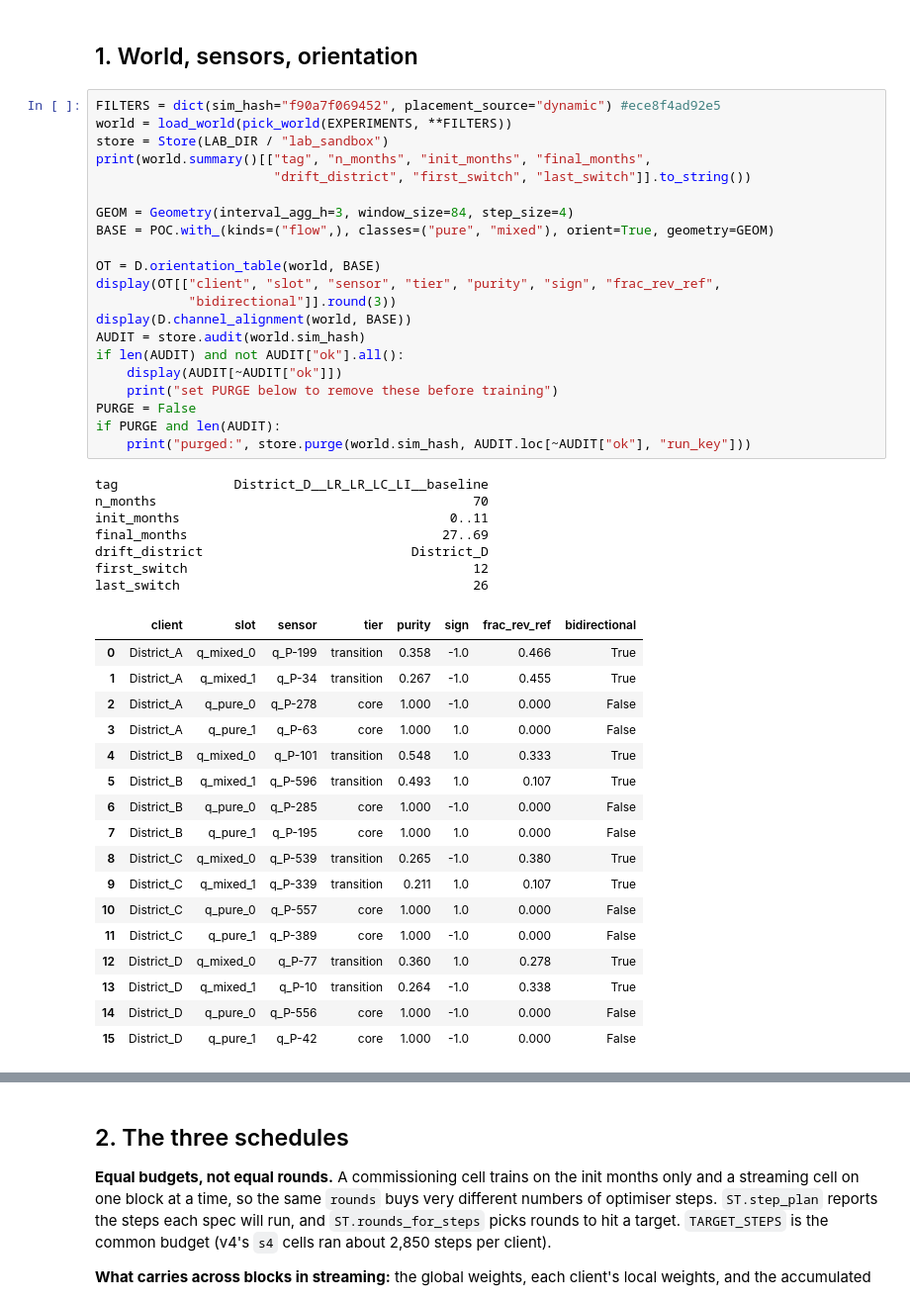
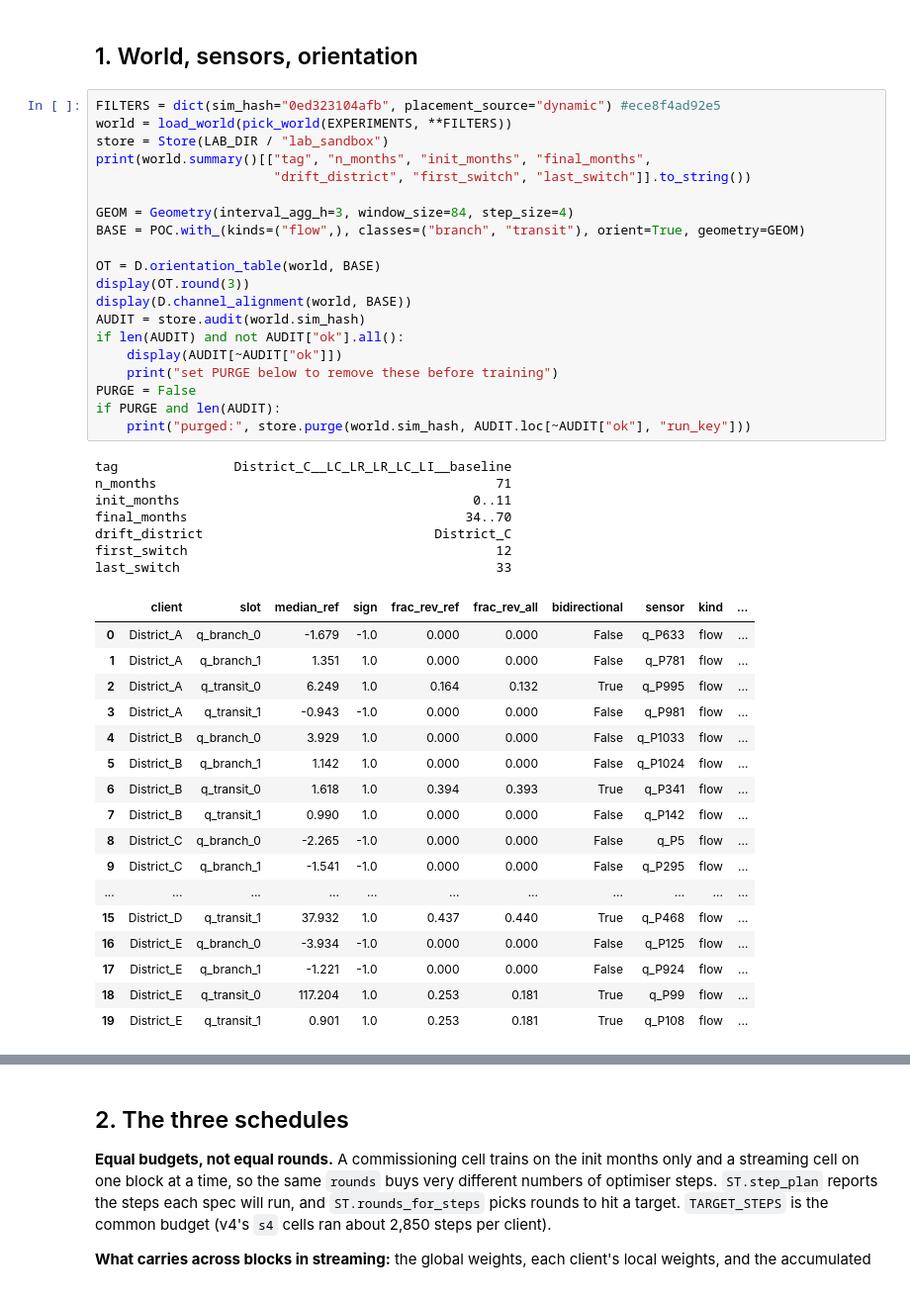
Before and after one commit to arthurhirez/FedCausal, a Jupyter notebook: notebooks/fedwater_lab_refactor/POC_04__schedules_v3.ipynb, the cells around one changed output, grey strips where cells are left out. Shown at 99% size. Drawn from its saved outputs; the diff is of its cells as text.

```diff
--- a/notebooks/fedwater_lab_refactor/POC_04__schedules_v3.ipynb
+++ b/notebooks/fedwater_lab_refactor/POC_04__schedules_v3.ipynb
@@ -63,48 +63,47 @@ if REQUIRE_GPU:
 # %% [markdown]
 ## 1. World, sensors, orientation
 # %%
-FILTERS = dict(sim_hash="f90a7f069452", placement_source="dynamic") #ece8f4ad92e5
+FILTERS = dict(sim_hash="0ed323104afb", placement_source="dynamic") #ece8f4ad92e5
 world = load_world(pick_world(EXPERIMENTS, **FILTERS))
 store = Store(LAB_DIR / "lab_sandbox")
 print(world.summary()[["tag", "n_months", "init_months", "final_months",
                        "drift_district", "first_switch", "last_switch"]].to_string())
 
 GEOM = Geometry(interval_agg_h=3, window_size=84, step_size=4)
-BASE = POC.with_(kinds=("flow",), classes=("pure", "mixed"), orient=True, geometry=GEOM)
+BASE = POC.with_(kinds=("flow",), classes=("branch", "transit"), orient=True, geometry=GEOM)
 
 OT = D.orientation_table(world, BASE)
-display(OT[["client", "slot", "sensor", "tier", "purity", "sign", "frac_rev_ref",
-            "bidirectional"]].round(3))
+display(OT.round(3))
 display(D.channel_alignment(world, BASE))
 AUDIT = store.audit(world.sim_hash)
 if len(AUDIT) and not AUDIT["ok"].all():
     display(AUDIT[~AUDIT["ok"]])
     print("set PURGE below to remove these before training")
 PURGE = False
 if PURGE and len(AUDIT):
     print("purged:", store.purge(world.sim_hash, AUDIT.loc[~AUDIT["ok"], "run_key"]))
 # %% [output]
-tag               District_D__LR_LR_LC_LI__baseline
-n_months                                         70
-init_months                                   0..11
-final_months                                 27..69
-drift_district                           District_D
-first_switch                                     12
-last_switch                                      26
+tag               District_C__LC_LR_LR_LC_LI__baseline
+n_months                                            71
+init_months                                      0..11
+final_months                                    34..70
+drift_district                              District_C
+first_switch                                        12
+last_switch                                         33
-|  | client | slot | sensor | tier | purity | sign | frac_rev_ref | bidirectional |
-| 0 | District_A | q_mixed_0 | q_P-199 | transition | 0.358 | -1.0 | 0.466 | True |
-| 1 | District_A | q_mixed_1 | q_P-34 | transition | 0.267 | -1.0 | 0.455 | True |
-| 2 | District_A | q_pure_0 | q_P-278 | core | 1.000 | -1.0 | 0.000 | False |
-| 3 | District_A | q_pure_1 | q_P-63 | core | 1.000 | 1.0 | 0.000 | False |
-| 4 | District_B | q_mixed_0 | q_P-101 | transition | 0.548 | 1.0 | 0.333 | True |
-| 5 | District_B | q_mixed_1 | q_P-596 | transition | 0.493 | 1.0 | 0.107 | True |
-| 6 | District_B | q_pure_0 | q_P-285 | core | 1.000 | -1.0 | 0.000 | False |
-| 7 | District_B | q_pure_1 | q_P-195 | core | 1.000 | 1.0 | 0.000 | False |
-| 8 | District_C | q_mixed_0 | q_P-539 | transition | 0.265 | -1.0 | 0.380 | True |
-| 9 | District_C | q_mixed_1 | q_P-339 | transition | 0.211 | 1.0 | 0.107 | True |
-| 10 | District_C | q_pure_0 | q_P-557 | core | 1.000 | 1.0 | 0.000 | False |
-| 11 | District_C | q_pure_1 | q_P-389 | core | 1.000 | -1.0 | 0.000 | False |
-| 12 | District_D | q_mixed_0 | q_P-77 | transition | 0.360 | 1.0 | 0.278 | True |
-| 13 | District_D | q_mixed_1 | q_P-10 | transition | 0.264 | -1.0 | 0.338 | True |
-| 14 | District_D | q_pure_0 | q_P-556 | core | 1.000 | -1.0 | 0.000 | False |
-| 15 | District_D | q_pure_1 | q_P-42 | core | 1.000 | -1.0 | 0.000 | False |
+|  | client | slot | median_ref | sign | frac_rev_ref | frac_rev_all | bidirectional | sensor | kind | ... |
+| 0 | District_A | q_branch_0 | -1.679 | -1.0 | 0.000 | 0.000 | False | q_P633 | flow | ... |
+| 1 | District_A | q_branch_1 | 1.351 | 1.0 | 0.000 | 0.000 | False | q_P781 | flow | ... |
+| 2 | District_A | q_transit_0 | 6.249 | 1.0 | 0.164 | 0.132 | True | q_P995 | flow | ... |
+| 3 | District_A | q_transit_1 | -0.943 | -1.0 | 0.000 | 0.000 | False | q_P981 | flow | ... |
+| 4 | District_B | q_branch_0 | 3.929 | 1.0 | 0.000 | 0.000 | False | q_P1033 | flow | ... |
+| 5 | District_B | q_branch_1 | 1.142 | 1.0 | 0.000 | 0.000 | False | q_P1024 | flow | ... |
+| 6 | District_B | q_transit_0 | 1.618 | 1.0 | 0.394 | 0.393 | True | q_P341 | flow | ... |
+| 7 | District_B | q_transit_1 | 0.990 | 1.0 | 0.000 | 0.000 | False | q_P142 | flow | ... |
+| 8 | District_C | q_branch_0 | -2.265 | -1.0 | 0.000 | 0.000 | False | q_P5 | flow | ... |
+| 9 | District_C | q_branch_1 | -1.541 | -1.0 | 0.000 | 0.000 | False | q_P295 | flow | ... |
+| ... | ... | ... | ... | ... | ... | ... | ... | ... | ... | ... |
+| 15 | District_D | q_transit_1 | 37.932 | 1.0 | 0.437 | 0.440 | True | q_P468 | flow | ... |
+| 16 | District_E | q_branch_0 | -3.934 | -1.0 | 0.000 | 0.000 | False | q_P125 | flow | ... |
+| 17 | District_E | q_branch_1 | -1.221 | -1.0 | 0.000 | 0.000 | False | q_P924 | flow | ... |
+| 18 | District_E | q_transit_0 | 117.204 | 1.0 | 0.253 | 0.181 | True | q_P99 | flow | ... |
+| 19 | District_E | q_transit_1 | 0.901 | 1.0 | 0.253 | 0.181 | True | q_P108 | flow | ... |
```
Also changed, not shown: parts of 8 cells of this notebook, 14 other files.
